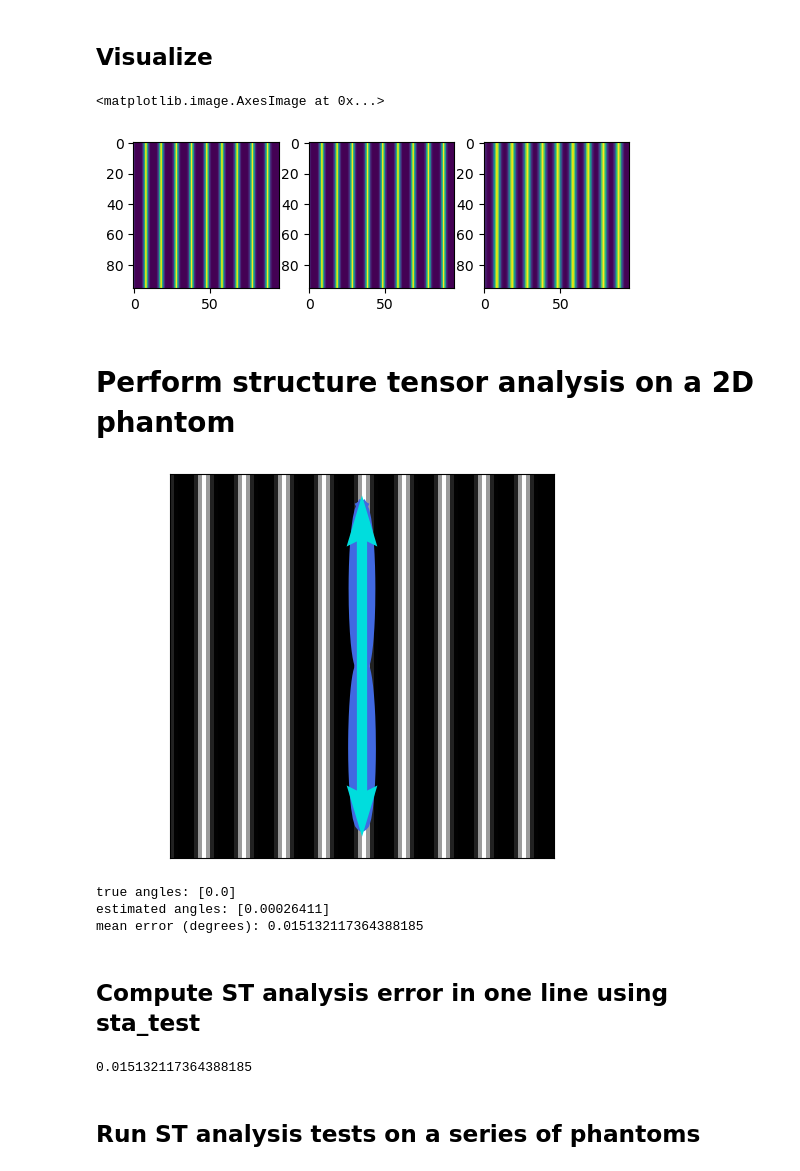
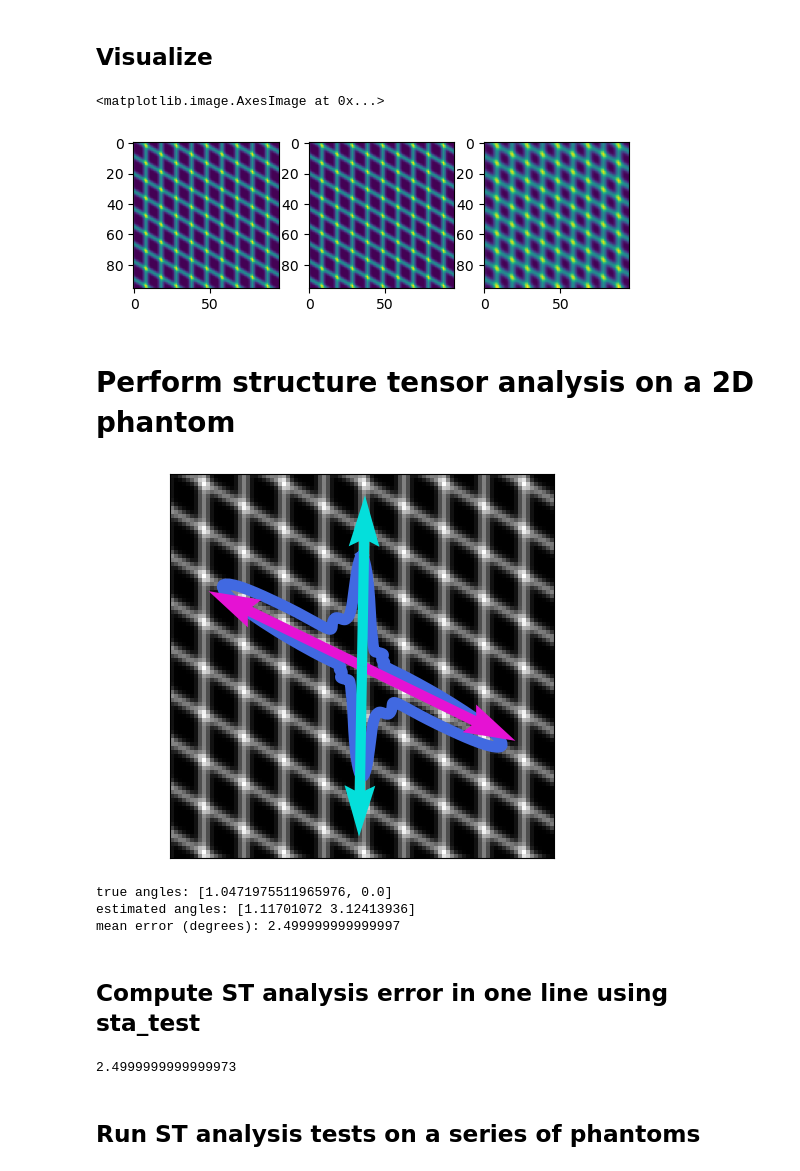
Before and after one commit to BrysonGray/structure_tensor_validation, a Jupyter notebook: notebooks/run_st_analysis_validation.ipynb, the cells around one changed output. Saved outputs shown, nothing was run; the diff lists cells and outputs as text; code cells hidden in the pictures.

Commit message:
FIX: replace 2d and 3d k-means methods with custom code

```diff
--- a/notebooks/run_st_analysis_validation.ipynb
+++ b/notebooks/run_st_analysis_validation.ipynb
@@ -47,9 +56,9 @@ angle: [[0.97568944 2.83689108]
 # generate phantom with anisotropic pixel sizes
 image_3d = sta_validate.make_phantom(x, true_angles, period, inverse=inverse, interp=False, blur_correction=False)
 # make another phantom with isotropic pixel sizes
-image_iso_3d = sta_validate.anisotropy_correction(image_3d, dI=dI)
+image_iso_3d = utils.anisotropy_correction(image_3d, dI=dI)
 # make another phantom with blur added to the high resolution dimensions to create equal blur along each dimension
-image_iso_blur_3d = sta_validate.anisotropy_correction(image_3d, dI=dI, blur=True)
+image_iso_blur_3d = utils.anisotropy_correction(image_3d, dI=dI, blur=True)
 # %% [markdown]
 ## Visualize
 # %%
@@ -86,6 +95,8 @@ angles = histology.angles(S, cartesian=True)
 angles = angles.reshape(-1,3)
 
 # convert true angles to cartesian coordinates for comparison with estimated angles
+true_angles_ = utils.sph_to_cart(true_angles, order='xy')
+
 true_angles_ = np.array([np.sin(true_angles[:,0])*np.sin(true_angles[:,1]),
                                 np.sin(true_angles[:,0])*np.cos(true_angles[:,1]),
                                 np.cos(true_angles[:,0])
@@ -103,6 +114,10 @@ elif len(true_angles_) == 2:
     skm = apsym_kmeans.APSymKMeans(n_clusters=2)
     skm.fit(angles)
     means = skm.cluster_centers_ # shape (n_clusters, n_features)
+
+    diff_ = np.arccos(np.abs(means.dot(true_angles_.T)))
+    diff_ = diff_.min()
+
     diff_ = np.empty((len(means),len(true_angles_))) # shape (2,2) for two permutations of the difference between two means and two true_thetas
     for m in range(len(means)):
         for n in range(len(true_angles_)):
@@ -132,10 +147,10 @@ mean error (degrees): 11.673418915266117
 ## Set the phantom parameters
 # %%
 # Choose two angles
-# true_angles = [np.pi/3, 0.0]
+true_angles = [np.pi/3, 0.0]
 
 # or one angle
-true_angles = [0.0]
+# true_angles = [np.pi/4]
 
 # set the image dimensions
 shape = (96,96)
@@ -153,9 +168,9 @@ inverse = False # simulate fluorescence microscopy
 # generate phantom with anisotropic pixel sizes
 image_2d = sta_validate.make_phantom(x, true_angles, period, inverse=inverse, interp=False, blur_correction=False)
 # make another phantom with isotropic pixel sizes
-image_iso_2d = sta_validate.anisotropy_correction(image_2d, dI=dI)
+image_iso_2d = utils.anisotropy_correction(image_2d, dI=dI)
 # make another phantom with blur added to the high resolution dimensions to create equal blur along each dimension
-image_iso_blur_2d = sta_validate.anisotropy_correction(image_2d, dI=dI, blur=True)
+image_iso_blur_2d = utils.anisotropy_correction(image_2d, dI=dI, blur=True)
 # %% [markdown]
 ## Visualize
 # %%
@@ -165,60 +180,51 @@ ax[1].imshow(image_iso_2d)
 ax[2].imshow(image_iso_blur_2d)
 # %% [output]
 <matplotlib.image.AxesImage at 0x...>
-[figure, old version]
+[figure, new version]
 # %% [markdown]
 # Perform structure tensor analysis on a 2D phantom
 # %%
 I = image_iso_2d
-sigma_g = 0.4 # gradient standard deviation
-sigma_w = 4.0 # window standard deviation
+sigma_g = 0.5 # gradient standard deviation
+sigma_w = 0.0 # window standard deviation
 
 # compute structure tensors given the phantom image and standard deviations
 S = histology.structure_tensor(I, derivative_sigma=sigma_g, tensor_sigma=sigma_w)
 # compute angles from structure tensors
 angles = histology.angles(S)
-
-angles = angles.flatten()[..., None]
+angles = angles.flatten()#[..., None]
 angles = np.where(angles < 0, angles + np.pi, angles) # flip angles to be in the range [0,pi] for periodic kmeans
 
 # Estimate 1 or 2 mean angles from estimated angles using k-means algorithm
 if len(true_angles) == 1:
-    means = histology.periodic_mean(angles.flatten()[...,None], period=np.pi)
-else:
-    periodic_kmeans = PeriodicKMeans(angles.flatten()[..., None], period=np.pi, no_of_clusters=2)
-    _, _, centers = periodic_kmeans.clustering()
-    means = np.array(centers).squeeze()
+    x = np.arange(180) * np.pi/180
+    means = periodic_kmeans.periodic_mean(angles.flatten(), x, period=np.pi)[None]
+elif len(true_angles) == 2:
+    means = periodic_kmeans.periodic_kmeans(angles.flatten(), period=np.pi, k=2)
 
 histology.plot_angles(I, angles=angles, means=means, colors=means)
 # Note the arrows are colored according to their directions.
 
 print(f'true angles: {true_angles}')
 print(f'estimated angles: {means}')
 
-# compute error
-mu_flipped = np.where(means < 0, means + np.pi, means - np.pi)
-mu = np.stack((means,mu_flipped), axis=-1)
-diff_ = np.abs(mu[...,None] - true_angles) # this has shape (2,2,2) for 2 mu values each with 2 possible orientations, and each compared to both ground truth angles
-if len(true_angles) == 1:
-    diff = np.min(diff_) * 180/np.pi
-else:
-    argmin = np.array(np.unravel_index(np.argmin(diff_), (2,2,2))) # the closest mu value and orientation is the first error
-    remaining_idx = 1 - argmin # the second error is the best error from the other mu value compared to the other ground truth angle
-    diff = np.mean([diff_[tuple(argmin)], np.min(diff_,1)[remaining_idx[0],remaining_idx[2]]]) * 180/np.pi
+diff = periodic_kmeans.distance(means, np.array(true_angles), period=np.pi)
+diff = diff.min(0) * 180/np.pi
+error = np.mean(diff)
 
-print(f'mean error (degrees): {diff}')
+print(f'mean error (degrees): {error}')
 # %% [output]
-[figure, old version]
+[figure, new version]
-true angles: [0.0]
-estimated angles: [0.00026411]
-mean error (degrees): 0.015132117364388185
+true angles: [1.0471975511965976, 0.0]
+estimated angles: [1.11701072 3.12413936]
+mean error (degrees): 2.499999999999997
 # %% [markdown]
 ## Compute ST analysis error in one line using sta_test
 # %%
 error = sta_validate.sta_test(image_iso_2d, derivative_sigma=sigma_g, tensor_sigma=sigma_w, true_thetas=true_angles)
 print(error)
 # %% [output]
-0.015132117364388185
+2.4999999999999973
 # %% [markdown]
 ## Run ST analysis tests on a series of phantoms
 # %%
```
Also changed, not shown: parts of 6 cells of this notebook, 5 other files.
